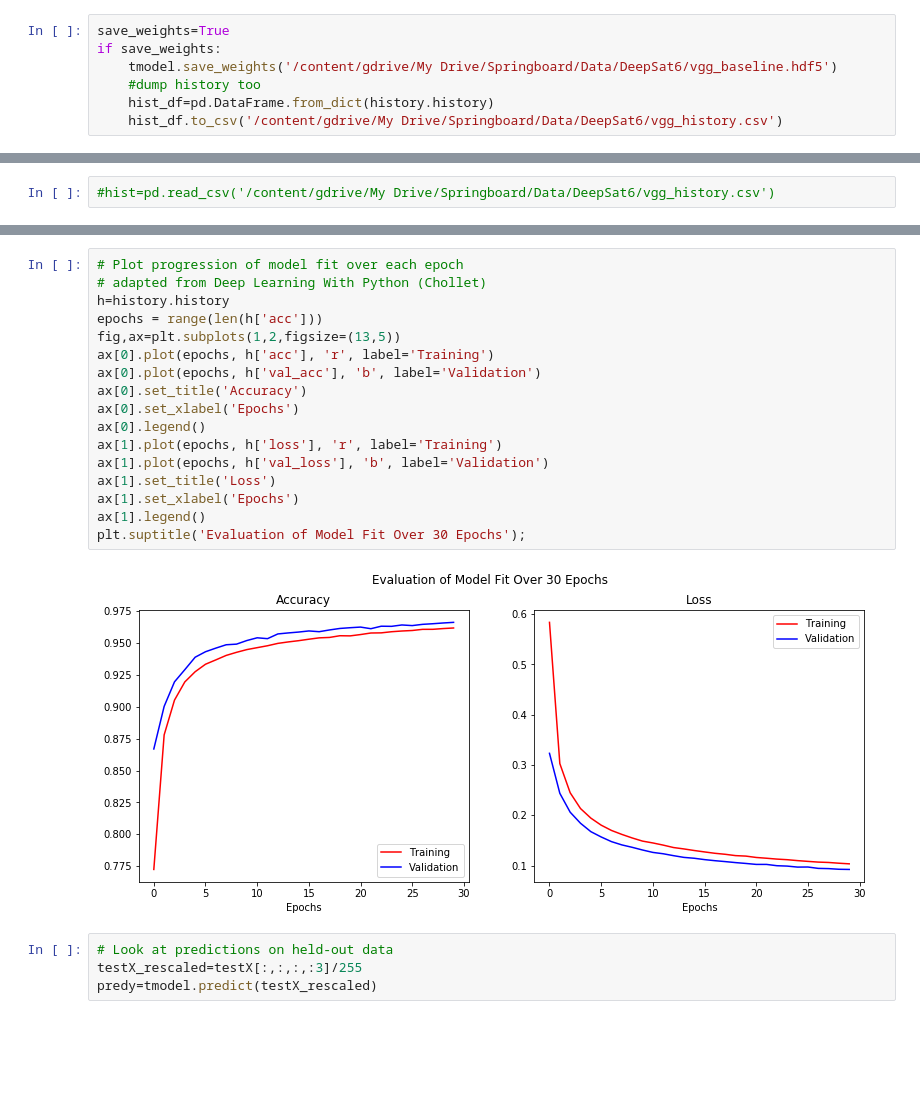
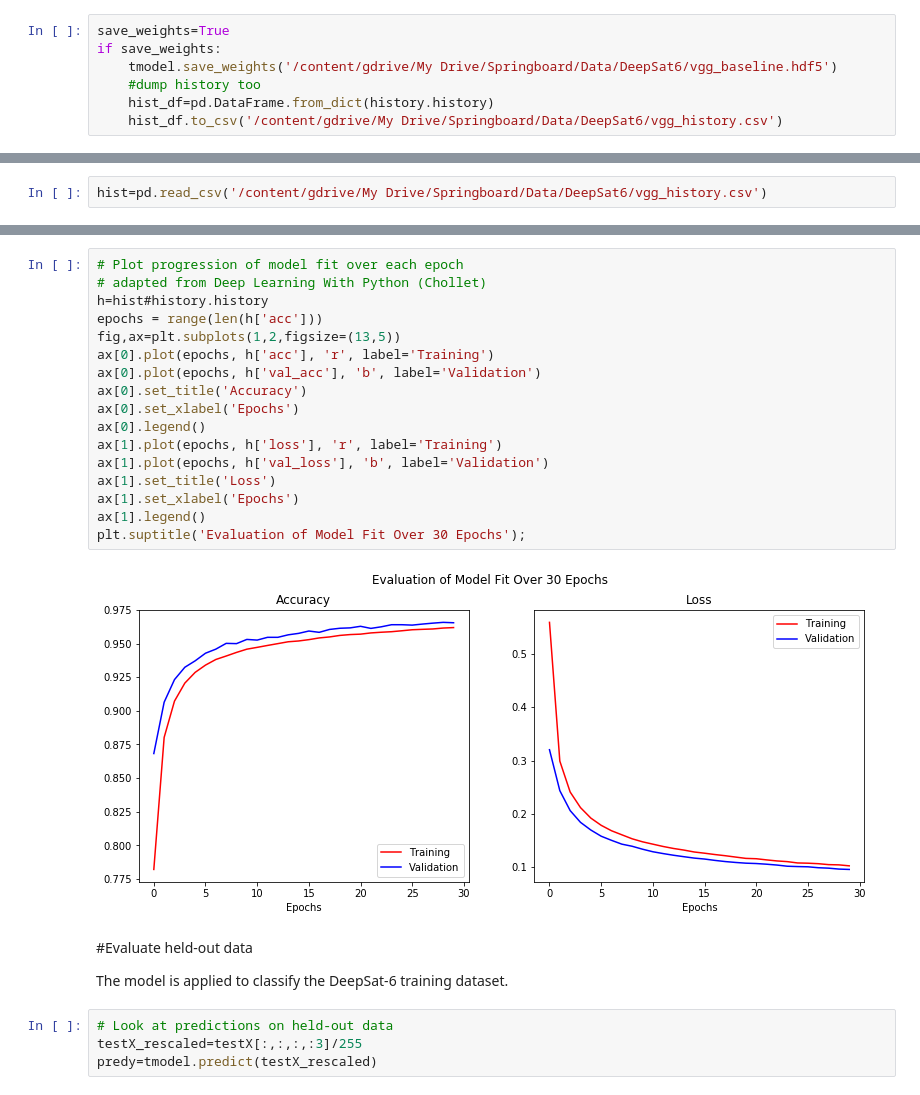
Before and after one commit to LisaATaylor/naip-classify, a Jupyter notebook: SatelliteImageryClassification_Transfer.ipynb, the cells around one changed output, grey strips where cells are left out. Drawn from its saved outputs; the diff is of its cells as text; blank space fills up the shorter version.

```diff
--- a/SatelliteImageryClassification_Transfer.ipynb
+++ b/SatelliteImageryClassification_Transfer.ipynb
@@ -154,2 +162,2 @@ if save_weights:
 # %%
-#hist=pd.read_csv('/content/gdrive/My Drive/Springboard/Data/DeepSat6/vgg_history.csv')
+hist=pd.read_csv('/content/gdrive/My Drive/Springboard/Data/DeepSat6/vgg_history.csv')
@@ -156,22 +168,26 @@ if save_weights:
 # %%
 # Plot progression of model fit over each epoch
 # adapted from Deep Learning With Python (Chollet)
-h=history.history
+h=hist#history.history
 epochs = range(len(h['acc']))
 fig,ax=plt.subplots(1,2,figsize=(13,5))
 ax[0].plot(epochs, h['acc'], 'r', label='Training')
 ax[0].plot(epochs, h['val_acc'], 'b', label='Validation')
 ax[0].set_title('Accuracy')
 ax[0].set_xlabel('Epochs')
 ax[0].legend()
 ax[1].plot(epochs, h['loss'], 'r', label='Training')
 ax[1].plot(epochs, h['val_loss'], 'b', label='Validation')
 ax[1].set_title('Loss')
 ax[1].set_xlabel('Epochs')
 ax[1].legend()
 plt.suptitle('Evaluation of Model Fit Over 30 Epochs');
 # %% [output]
-[figure, old version]
+[figure, new version]
+# %% [markdown]
+#Evaluate held-out data
+
+The model is applied to classify the DeepSat-6 training dataset.
 # %%
 # Look at predictions on held-out data
 testX_rescaled=testX[:,:,:,:3]/255
```
Also changed, not shown: parts of 18 cells of this notebook.
